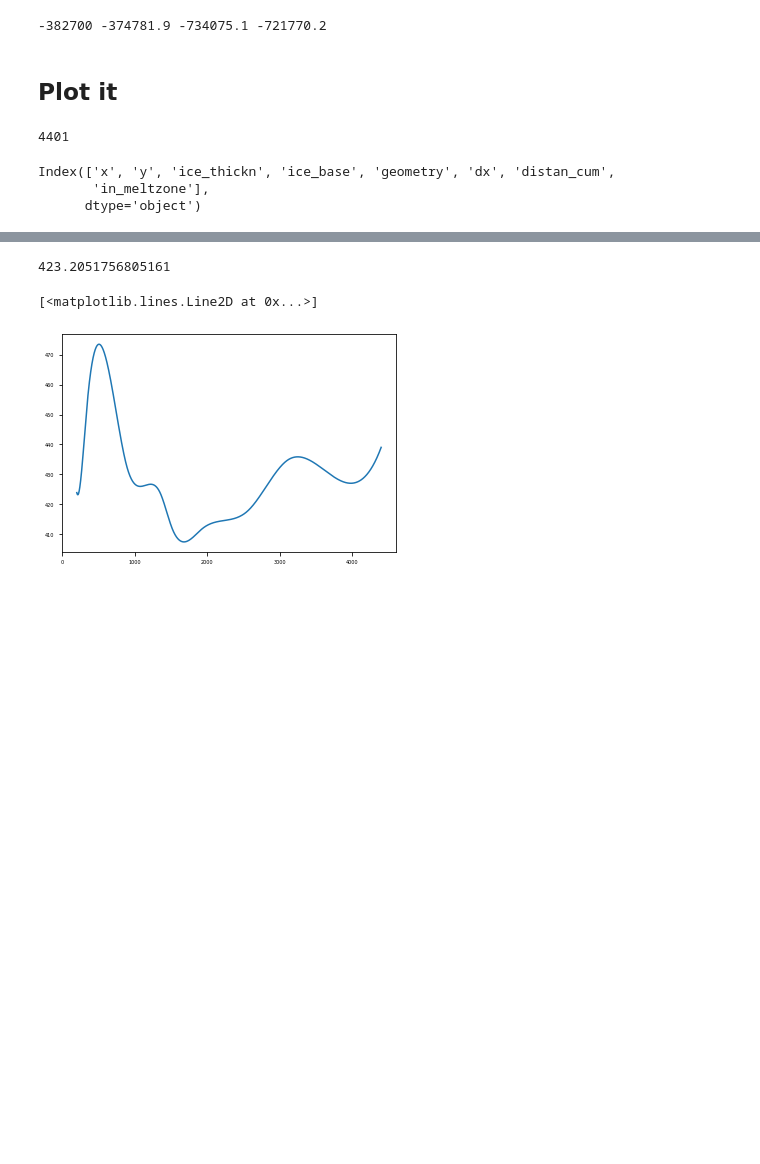
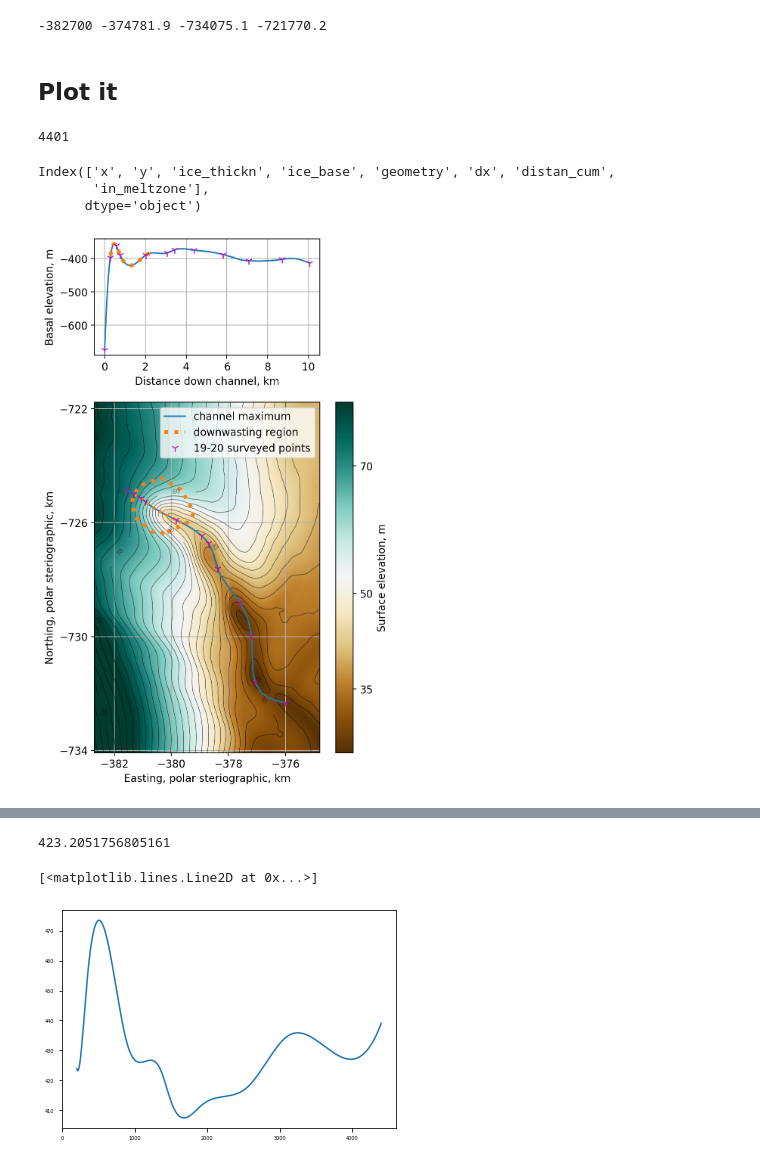
Before and after one commit to arrran/PhD_data_chapter, a Jupyter notebook: Jupyter/PLOTS/data_paper/04_thickness_surfacecolour.ipynb, the cells around one changed output, grey strips where cells are left out. Saved outputs shown, nothing was run; the diff lists cells and outputs as text; code cells hidden in the pictures; blank space fills up the shorter version.

```diff
--- a/Jupyter/PLOTS/data_paper/04_thickness_surfacecolour.ipynb
+++ b/Jupyter/PLOTS/data_paper/04_thickness_surfacecolour.ipynb
@@ -149,3 +180,71 @@ xticks = (np.linspace(-382000,-376000,4)/1000).astype(int)
+# %%
+#smooth REMA dem for contours
+im_REMA_c_smoo = sp.ndimage.gaussian_filter(im_REMA_c, sigma=20, order=0)
+del im_REMA_d,im_REMA_c
+# %%
+# %matplotlib qt
+#  fug, (a0, a1) = plt.subplots(2,1, gridspec_kw = {'height_ratios':[2, 3]},figsize=(6,6),dpi=180)#rema
+
+samp=50
+
+font = {'size'   : 11}
+
+mpl.rc('font', **font)
+
+
+fig, (ax1, ax2) = plt.subplots(2,1, gridspec_kw = {'height_ratios':[1, 3]},
+                               figsize=[6,10],dpi=180)#rema ,constrained_layout=True
+
+
+ax1.plot(gdf_mid.distan_cum/1000,gdf_mid.ice_base)
+# ax1.plot( gdf_mid.distan_cum.iloc[39],gdf_mid.ice_base.iloc[39],'b1',label="downwasting centre",markersize=15,markeredgewidth=2)
+ax1.plot(gdf_mz.distan_cum/1000,gdf_mz.ice_base,':',label="downwasting region",
+         color='tab:orange',linewidth=4) #,linewidth=3,markersize=15,markeredgewidth=2,
+ax1.plot(distan_cum_surveyed/1000,base_surveyed[50,:],'1',
+          label="19-20 surveyed points",markersize=8,color="m")
+# ax1.set_xlim([xmin, xmax])
+# ax1.set_ylim([ymin,ymax])
+ax1.set_ylabel('Basal elevation, m')
+ax1.set_xlabel('Distance down channel, km')
+ax1.grid()
+
+
+
+a2 = ax2.imshow(im_REMA,extent=np.array(extent_REMA)/1000,vmin=25,vmax=80, cmap='BrBG')
+
+CS2 =  ax2.contour(xv_REMA[::samp]/1000,yv_REMA[::samp]/1000,im_REMA_c_smoo[::samp],
+                      30,vmin=15,vmax=90,
+#                   cmap='BrBG',
+                  colors='black',
+                  alpha=0.5,linewidths=0.7)
+plt.clabel(CS2,CS2.levels[3::4], inline=1,  fmt='%i',fontsize=6)
+
+ax2.plot( gdf_mid.x/1000,gdf_mid.y/1000,label='channel maximum')
+ax2.plot(bullseye_array[0]/1000,bullseye_array[1]/1000,':',label="downwasting region",color='tab:orange',linewidth=4) #,markersize=15,markeredgewidth=2
+ax2.plot(gdf_mz.x/1000,gdf_mz.y/1000,':',markersize=4,color='tab:orange',linewidth=3) #,markersize=15,markeredgewidth=2
+ax2.plot(points_x_surveyed[50,:]/1000,points_y_surveyed[50,:]/1000,'1',markersize=8,label="19-20 surveyed points",color="m")
+ax2.set_xlim([xmin/1000, xmax/1000])
+ax2.set_ylim([ymin/1000,ymax/1000])
+ax2.set_xticks(xticks)
+ax2.set_yticks(yticks)
+ax2.grid()
+ax2.set_xlabel('Easting, polar steriographic, km')
+ax2.set_ylabel('Northing, polar steriographic, km')
+# ax2.set_xticks(xgrid/1000)
+ax2.legend()
+cb1 = fig.colorbar(a2,ax=ax2)
+cb1.set_label('Surface elevation, m')
+cb1.set_ticks(np.round(np.linspace(15,90,5)/5)*5)
+
+(x0, y0), (x1, y1) = ax2.get_position().get_points()
+(x20, y20), (x21, y21) = ax1.get_position().get_points()
+ax1.set_position([x0, y20, x1-x0,y21-y20 ])  # x, y, width, height
+
+
+fig.savefig('/Users/home/whitefar/ASSIGNMENTS-PUBLICATIONS-TALKS/channel_data_writeup/PLOTS/thickness_surfacecolour.png')
+fig.show()
+# %% [output]
+[figure, added]
 # %%
 # %matplotlib qt
 #  fug, (a0, a1) = plt.subplots(2,1, gridspec_kw = {'height_ratios':[2, 3]},figsize=(6,6),dpi=180)#rema
```
Also changed, not shown: parts of 7 cells of this notebook, 11 other files.
